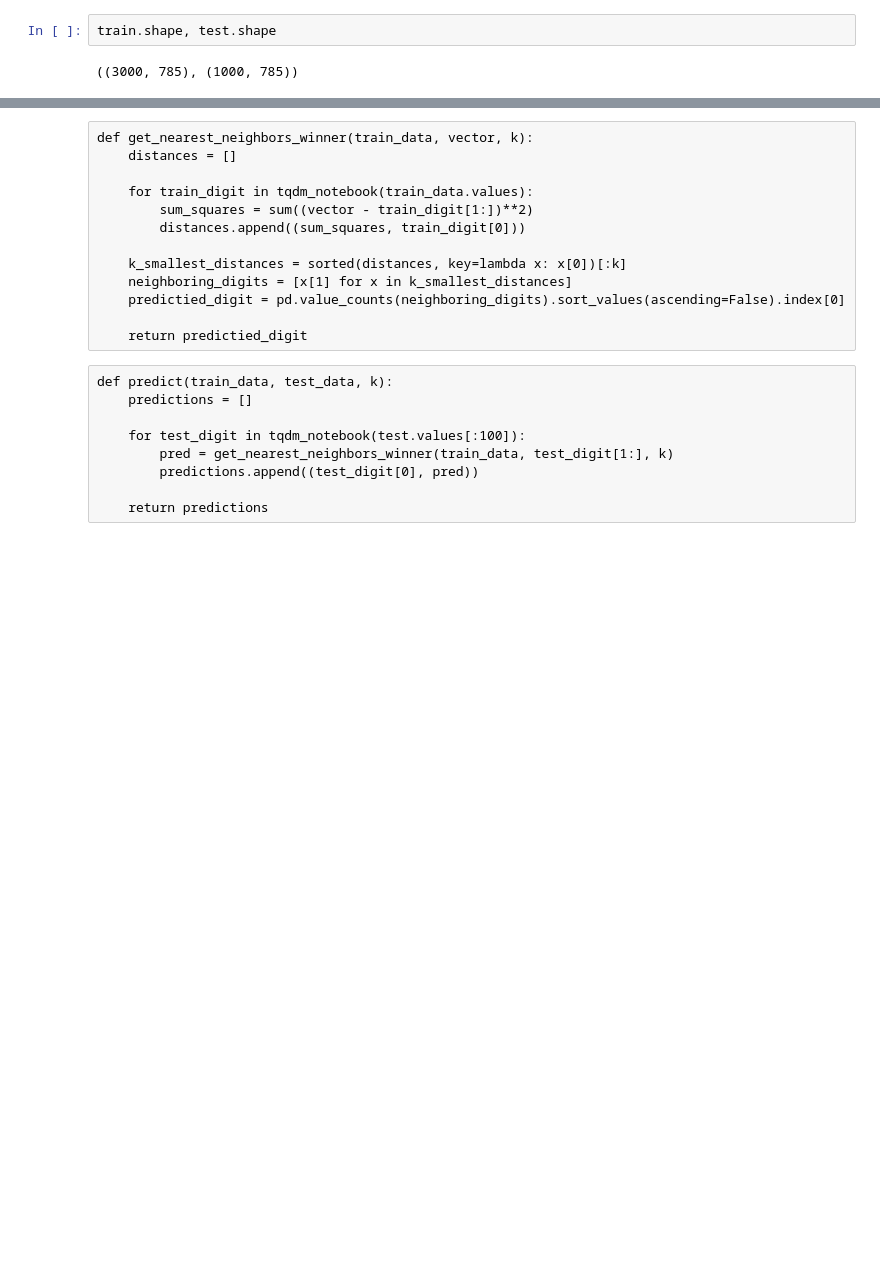
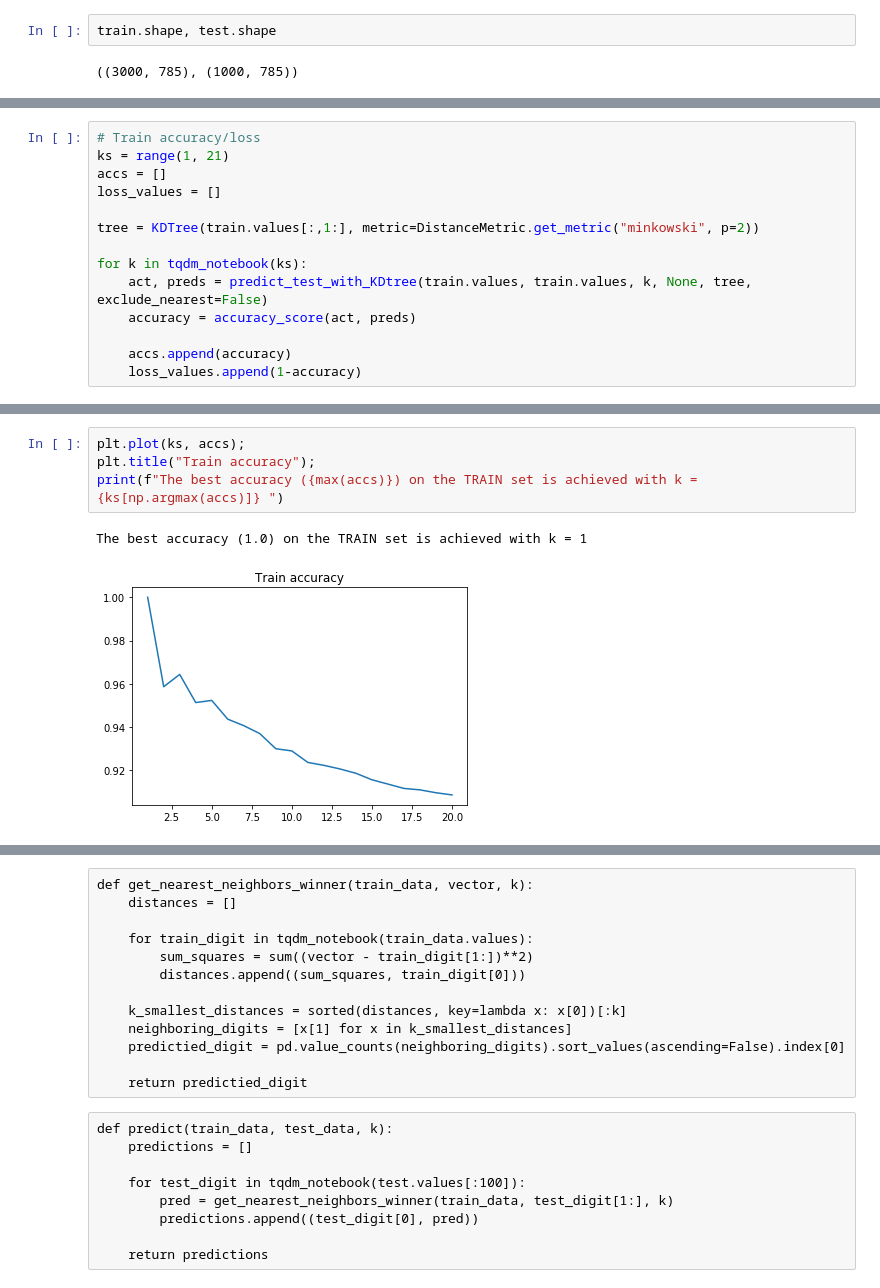
Before and after one commit to 792x/kNN, a Jupyter notebook: SLT1.ipynb, the cells around one changed output, grey strips where cells are left out. Cells and saved outputs as stored; diff of their text form; blank space fills up the shorter version.

```diff
--- a/SLT1.ipynb
+++ b/SLT1.ipynb
@@ -46,0 +136,14 @@ train.shape, test.shape
+# %%
+# Train accuracy/loss
+ks = range(1, 21)
+accs = []
+loss_values = []
+
+tree = KDTree(train.values[:,1:], metric=DistanceMetric.get_metric("minkowski", p=2))
+
+for k in tqdm_notebook(ks):
+    act, preds = predict_test_with_KDtree(train.values, train.values, k, None, tree, exclude_nearest=False)
+    accuracy = accuracy_score(act, preds)
+
+    accs.append(accuracy)
+    loss_values.append(1-accuracy)
@@ -46,0 +152,7 @@ train.shape, test.shape
+# %%
+plt.plot(ks, accs);
+plt.title("Train accuracy");
+print(f"The best accuracy ({max(accs)}) on the TRAIN set is achieved with k = {ks[np.argmax(accs)]} ")
+# %% [output]
+The best accuracy (1.0) on the TRAIN set is achieved with k = 1
+[figure, added]
```
Also changed, not shown: parts of 40 cells of this notebook.
